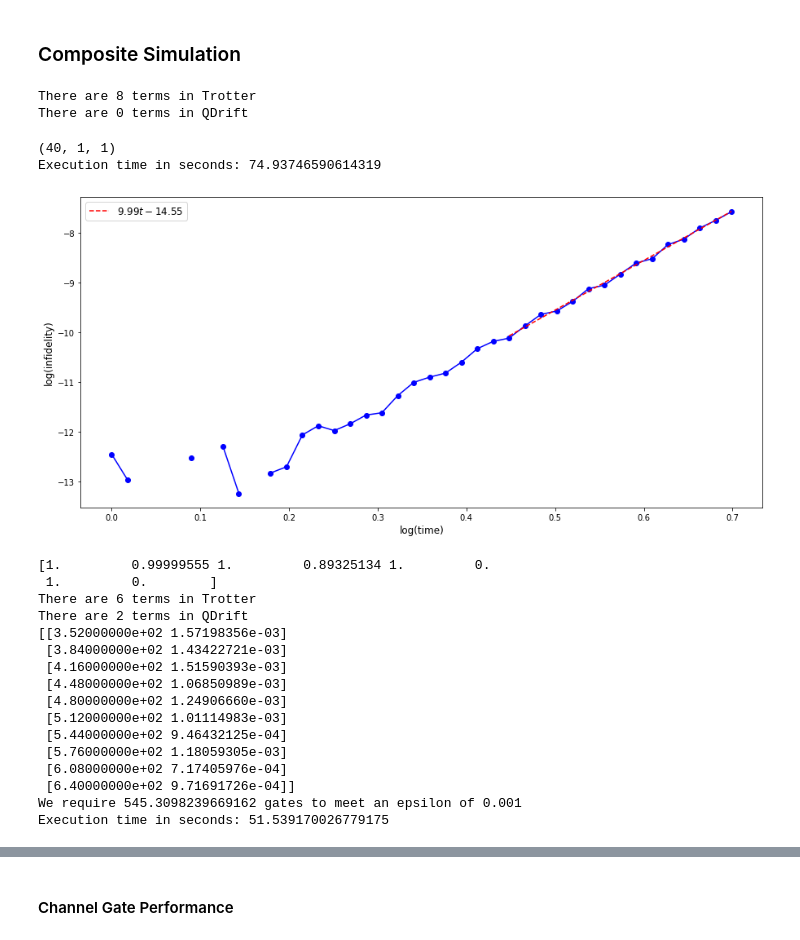
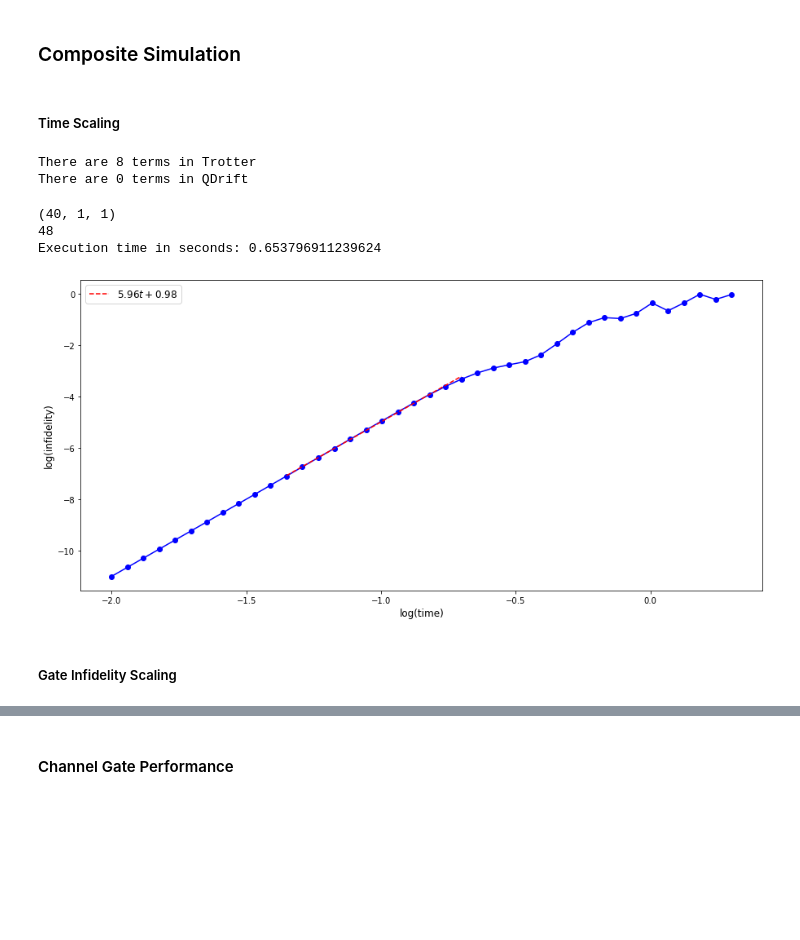
Before and after one commit to mattp97/Trotter-Qdrift-Simulation, a Jupyter notebook: Hybridized Simulation Jellium.ipynb, the cells around one changed output, grey strips where cells are left out. Cells and saved outputs as stored; diff of their text form; code cells hidden in the pictures; blank space fills up the shorter version.

```diff
--- a/Hybridized Simulation Jellium.ipynb
+++ b/Hybridized Simulation Jellium.ipynb
@@ -156,8 +156,6 @@ sim1 = TrotterSim(hamiltonian_list, 6)
 #sim1.initial_state = InitialState
 # %%
-startTime = time.time()
-
-iterations = 1
+iterations = 2
 tStart = 0.01
 tFinal = 0.1
 tSteps = 50
@@ -170,8 +168,6 @@ for t in times:
 log_trot_compiler_inf = np.log10(trot_compiler_inf)
 log_times = np.log10(times)
 print(log_trot_compiler_inf.shape)
-
-executionTime = (time.time() - startTime)
-print('Execution time in seconds: ' + str(executionTime))
+print(sim1.gate_count)
 # %% [output]
 (50,)
@@ -217,20 +206,19 @@ QDsim.sample_channel_inf(1, 1, 40)
 # %%
-startTime = time.time()
+samples = 10
+mc_samples = 100
 
-tStart = 0.0001
-tFinal = 0.05
+tStart = 0.01
+tFinal = 1
 tSteps = 100
 times = np.geomspace(tStart, tFinal, tSteps)
 
 qd_compiler_inf = []
 for t in times:
-    qd_compiler_inf.append(QDsim.sample_channel_inf(t, 10, 200))
+    qd_compiler_inf.append(QDsim.sample_channel_inf(t, samples, mc_samples))
 
 log_qd_compiler_inf = np.log10(qd_compiler_inf)
 log_times = np.log10(times)
 print(log_qd_compiler_inf.shape)
-
-executionTime = (time.time() - startTime)
-print('Execution time in seconds: ' + str(executionTime))
+print(QDsim.gate_count)
 # %% [output]
 (100,)
@@ -262,21 +251,23 @@ plt.show()
 # %% [markdown]
 ### Composite Simulation
+# %% [markdown]
+##### Time Scaling
 # %%
 #Warning if nb_optimizer = True for partition attribute optimize the computation will not finish in your lifetime
-CompSim = CompositeSim(hamiltonian_list, inner_order=4, outter_order=1, partition = "trotter", repartition = False, rng_seed = 30, weight_threshold = 0.5, nb = 1, nb_optimizer = False, initial_time = 1.2)
+CompSim = CompositeSim(hamiltonian_list, inner_order=2, outer_order=1, partition = "trotter", rng_seed = 30, weight_threshold = 0.6, nb = 1, nb_optimizer = False, initial_time = 0.01)
 #CompSim.simulate(0.1, 70, 4)
 # %% [output]
 There are 8 terms in Trotter
 There are 0 terms in QDrift
 # %%
-startTime = time.time()
+#startTime = time.time()
 
-iterations = 100
+iterations = 3
 qd_samples = 1
 mc_samples = 1
 
-tStart = 1
-tFinal = 5
+tStart = 0.01
+tFinal = 2
 tSteps = 40
 times = np.geomspace(tStart, tFinal, tSteps)
 
@@ -287,68 +278,41 @@ for t in times:
 log_comp_compiler_inf = np.log10(comp_compiler_inf)
 log_times = np.log10(times)
 print(log_comp_compiler_inf.shape)
+print(CompSim.gate_count)
 
-executionTime = (time.time() - startTime)
-print('Execution time in seconds: ' + str(executionTime))
+#executionTime = (time.time() - startTime)
+#print('Execution time in seconds: ' + str(executionTime))
 # %% [output]
 (40, 1, 1)
-Execution time in seconds: 74.93746590614319
+48
+Execution time in seconds: 0.653796911239624
 # %%
 #print(list(log_comp_compiler_inf[:, 0, 0]))
 data1 = log_comp_compiler_inf[:, 0, 0] #this dimension issue might be causing some slow down
 plt.figure(figsize = (15, 7))
 plt.plot(log_times, data1, 'bo-')
 plt.xlabel('log(time)', size = 12)
 plt.ylabel('log(infidelity)', size = 12)
 
-start_fit_points=25  #declare the starting point to fit in the data
-end_fit_points = -1
+start_fit_points=11  #declare the starting point to fit in the data
+end_fit_points = -18
 
 p = np.polyfit(log_times[start_fit_points: end_fit_points], data1[start_fit_points: end_fit_points], 1)
 f = np.poly1d(p)
 
 t_new = np.linspace(log_times[start_fit_points], log_times[end_fit_points], 50)
 y_new = f(t_new)
 
 data1 = symbols("t")
 poly = sum(S("{:6.2f}".format(v))*data1**i for i, v in enumerate(p[::-1]))
 eq_latex = printing.latex(poly)
 
 #plt.ylim(-1.1, -0.8)
 #plt.locator_params('x', nbins=20)
 plt.plot(t_new, y_new, 'r--', label="${}$".format(eq_latex))
 plt.legend(fontsize="large")
 plt.show()
 # %% [output]
-[figure, old version]
+[figure, new version]
-# %%
-t = 0.5
-samples = 4
-iterations = 1
-mcsamples = 40
-
-startTime = time.time()
-#Test function sim_channel_performance
-CompSim1 = CompositeSim(hamiltonian_list, inner_order = 2, partition = "optimize", rng_seed = 9, nb_optimizer = False, weight_threshold = 0.5, epsilon = 0.001, repartition = False)
-#CompSim1.simulate(0.1, 10, 10, False, False)
-data2 = CompSim1.sim_channel_performance(t, samples, iterations, mcsamples)
-print('We require ' + str(data2)  +' gates to meet an epsilon of ' + str(CompSim1.epsilon))
-executionTime = (time.time() - startTime)
-print('Execution time in seconds: ' + str(executionTime))
-# %% [output]
-[1.         0.99999555 1.         0.89325134 1.         0.
- 1.         0.        ]
-There are 6 terms in Trotter
-There are 2 terms in QDrift
-[[3.52000000e+02 1.57198356e-03]
- [3.84000000e+02 1.43422721e-03]
- [4.16000000e+02 1.51590393e-03]
- [4.48000000e+02 1.06850989e-03]
- [4.80000000e+02 1.24906660e-03]
- [5.12000000e+02 1.01114983e-03]
- [5.44000000e+02 9.46432125e-04]
- [5.76000000e+02 1.18059305e-03]
- [6.08000000e+02 7.17405976e-04]
- [6.40000000e+02 9.71691726e-04]]
-We require 545.3098239669162 gates to meet an epsilon of 0.001
-Execution time in seconds: 51.539170026779175
+# %% [markdown]
+##### Gate Infidelity Scaling
```
Also changed, not shown: parts of 16 cells of this notebook, 1 other file.
